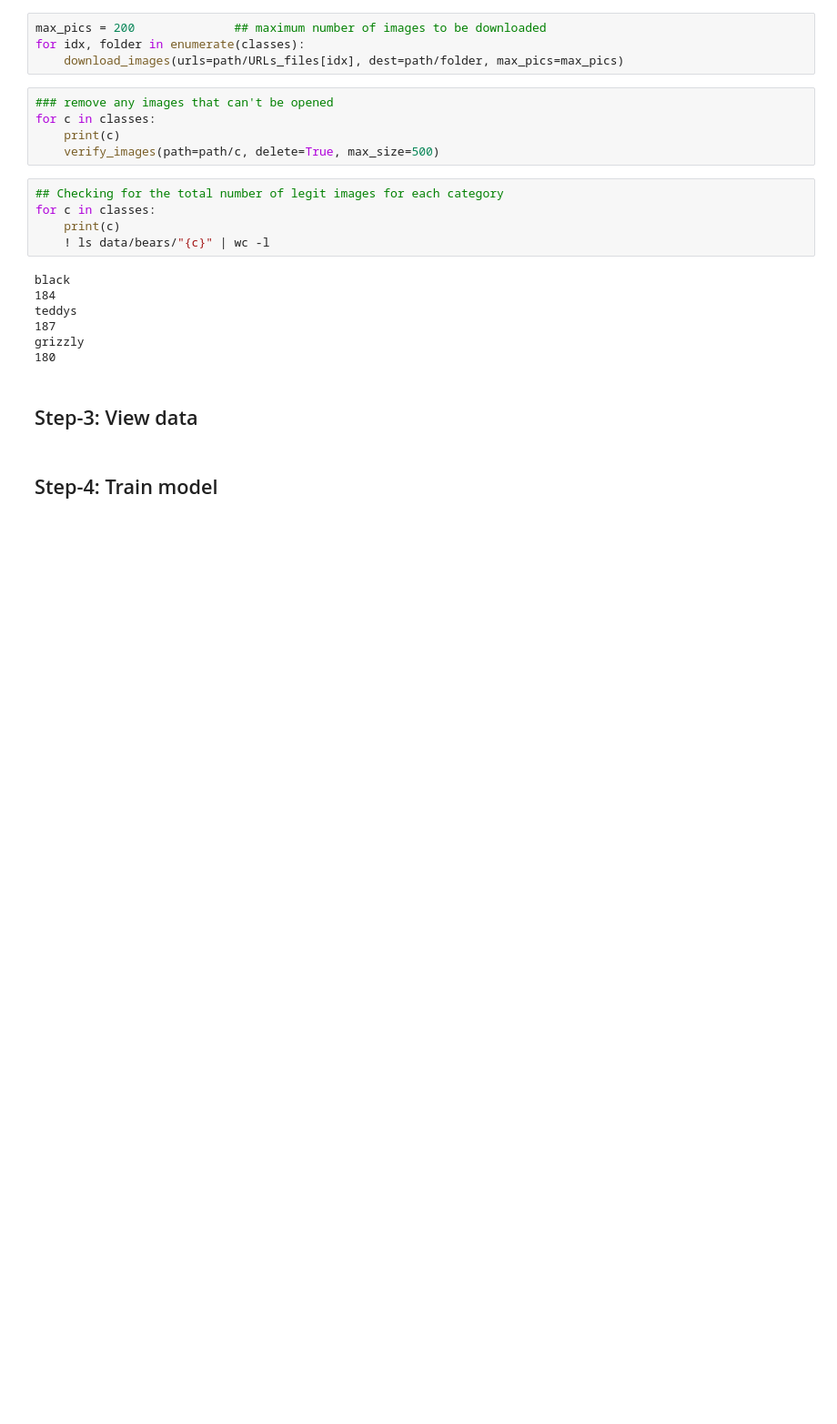
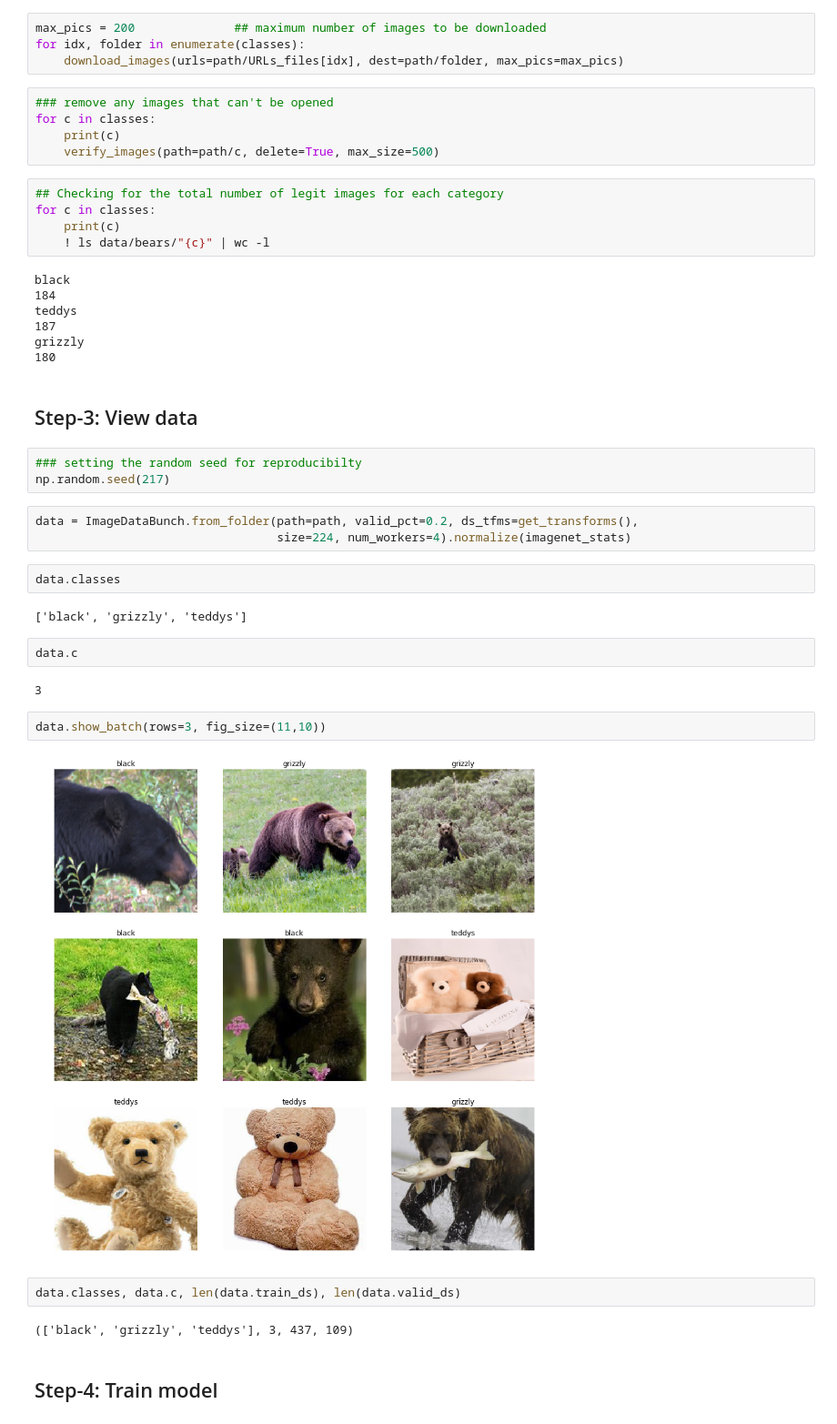
Before and after one commit to imflash217/Project_MachineLearning, a Jupyter notebook: imflash217_fastai_2_download.ipynb, the cells around one changed output. Shown at 91% size. Drawn from its saved outputs; the diff is of its cells as text; blank space fills up the shorter version.

```diff
--- a/imflash217_fastai_2_download.ipynb
+++ b/imflash217_fastai_2_download.ipynb
@@ -99,5 +100,27 @@ grizzly
 180
 # %% [markdown]
 ## Step-3: View data
+# %%
+### setting the random seed for reproducibilty
+np.random.seed(217)
+# %%
+data = ImageDataBunch.from_folder(path=path, valid_pct=0.2, ds_tfms=get_transforms(),
+                                  size=224, num_workers=4).normalize(imagenet_stats)
+# %%
+data.classes
+# %% [output]
+['black', 'grizzly', 'teddys']
+# %%
+data.c
+# %% [output]
+3
+# %%
+data.show_batch(rows=3, fig_size=(11,10))
+# %% [output]
+[figure, added]
+# %%
+data.classes, data.c, len(data.train_ds), len(data.valid_ds)
+# %% [output]
+(['black', 'grizzly', 'teddys'], 3, 437, 109)
 # %% [markdown]
 ## Step-4: Train model
```
Also changed, not shown: parts of 22 cells of this notebook.
